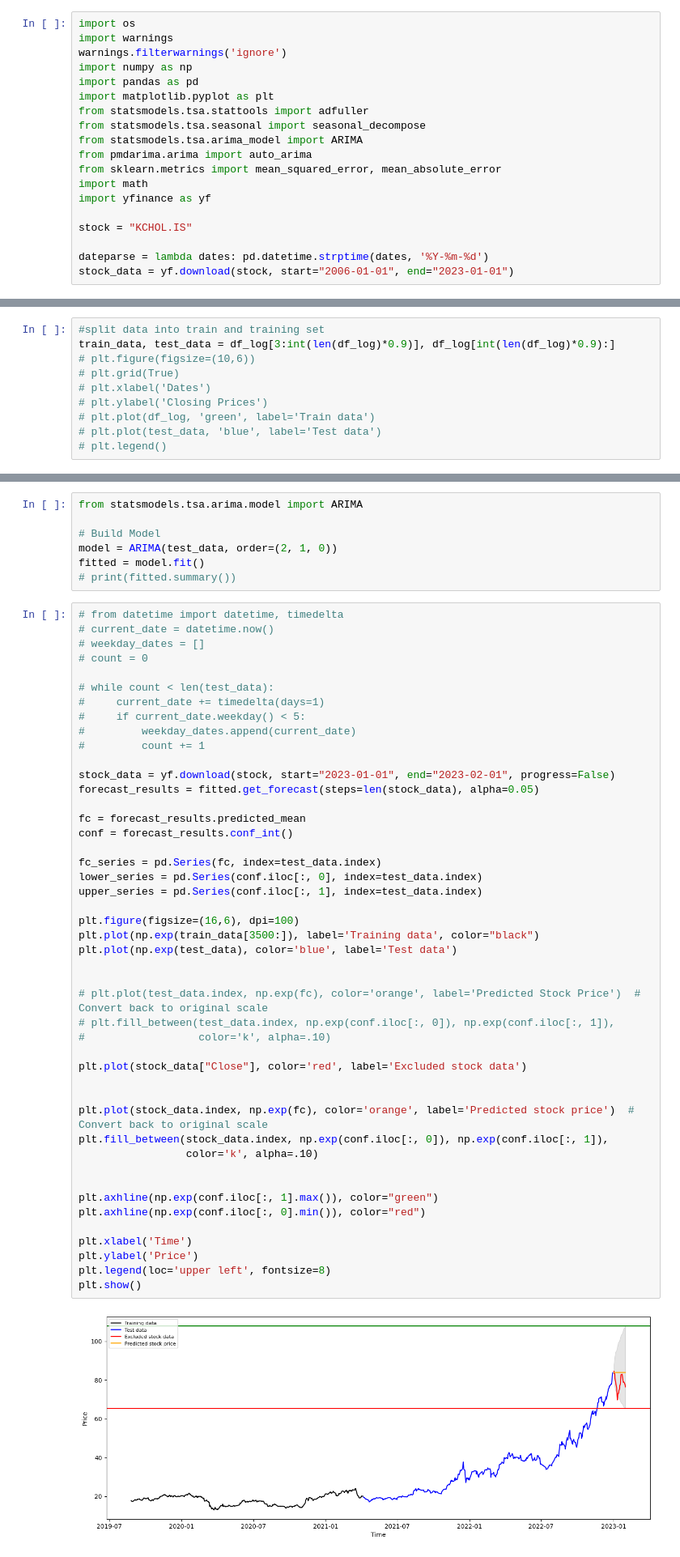
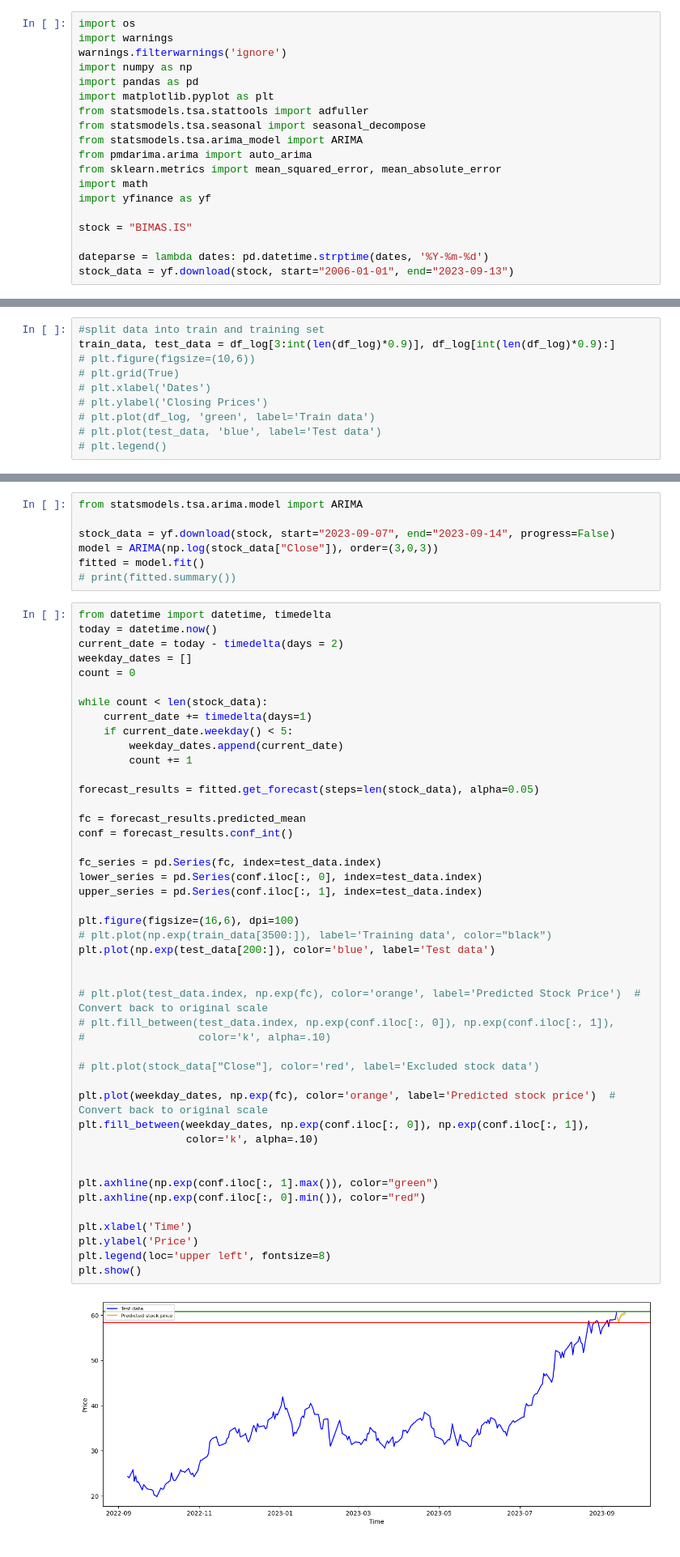
Before and after one commit to erendagasan/Eren-Dagasan-Personal, a Jupyter notebook: ARIMA SONNNNNNNNNNNNNNNNNNNNN.ipynb, the cells around one changed output, grey strips where cells are left out. Shown: that part at 81% size. Saved outputs shown, nothing was run; the diff lists cells and outputs as text.

```diff
--- a/ARIMA SONNNNNNNNNNNNNNNNNNNNN.ipynb
+++ b/ARIMA SONNNNNNNNNNNNNNNNNNNNN.ipynb
@@ -17,10 +17,10 @@ from sklearn.metrics import mean_squared_error, mean_absolute_error
 import math
 import yfinance as yf
 
-stock = "KCHOL.IS"
+stock = "BIMAS.IS"
 
 dateparse = lambda dates: pd.datetime.strptime(dates, '%Y-%m-%d')
-stock_data = yf.download(stock, start="2006-01-01", end="2023-01-01")
+stock_data = yf.download(stock, start="2006-01-01", end="2023-09-13")
 # %% [output]
 [*********************100%%**********************]  1 of 1 completed
 # %%
@@ -75,58 +64,57 @@ Total fit time: 11.632 seconds
 # %%
 from statsmodels.tsa.arima.model import ARIMA
 
-# Build Model
-model = ARIMA(test_data, order=(2, 1, 0))
+stock_data = yf.download(stock, start="2023-09-07", end="2023-09-14", progress=False)
+model = ARIMA(np.log(stock_data["Close"]), order=(3,0,3))
 fitted = model.fit()
 # print(fitted.summary())
 # %%
-# from datetime import datetime, timedelta
-# current_date = datetime.now()
-# weekday_dates = []
-# count = 0
+from datetime import datetime, timedelta
+today = datetime.now()
+current_date = today - timedelta(days = 2)
+weekday_dates = []
+count = 0
 
-# while count < len(test_data):
-#     current_date += timedelta(days=1)
-#     if current_date.weekday() < 5:
-#         weekday_dates.append(current_date)
-#         count += 1
+while count < len(stock_data):
+    current_date += timedelta(days=1)
+    if current_date.weekday() < 5:
+        weekday_dates.append(current_date)
+        count += 1
 
-stock_data = yf.download(stock, start="2023-01-01", end="2023-02-01", progress=False)
 forecast_results = fitted.get_forecast(steps=len(stock_data), alpha=0.05)
 
 fc = forecast_results.predicted_mean
 conf = forecast_results.conf_int()
 
 fc_series = pd.Series(fc, index=test_data.index)
 lower_series = pd.Series(conf.iloc[:, 0], index=test_data.index)
 upper_series = pd.Series(conf.iloc[:, 1], index=test_data.index)
 
 plt.figure(figsize=(16,6), dpi=100)
-plt.plot(np.exp(train_data[3500:]), label='Training data', color="black")
-plt.plot(np.exp(test_data), color='blue', label='Test data')
+# plt.plot(np.exp(train_data[3500:]), label='Training data', color="black")
+plt.plot(np.exp(test_data[200:]), color='blue', label='Test data')
 
 
 # plt.plot(test_data.index, np.exp(fc), color='orange', label='Predicted Stock Price')  # Convert back to original scale
 # plt.fill_between(test_data.index, np.exp(conf.iloc[:, 0]), np.exp(conf.iloc[:, 1]),
 #                  color='k', alpha=.10)
 
-plt.plot(stock_data["Close"], color='red', label='Excluded stock data')
+# plt.plot(stock_data["Close"], color='red', label='Excluded stock data')
 
-
-plt.plot(stock_data.index, np.exp(fc), color='orange', label='Predicted stock price')  # Convert back to original scale
-plt.fill_between(stock_data.index, np.exp(conf.iloc[:, 0]), np.exp(conf.iloc[:, 1]),
+plt.plot(weekday_dates, np.exp(fc), color='orange', label='Predicted stock price')  # Convert back to original scale
+plt.fill_between(weekday_dates, np.exp(conf.iloc[:, 0]), np.exp(conf.iloc[:, 1]),
                  color='k', alpha=.10)
 
 
 plt.axhline(np.exp(conf.iloc[:, 1].max()), color="green")
 plt.axhline(np.exp(conf.iloc[:, 0].min()), color="red")
 
 plt.xlabel('Time')
 plt.ylabel('Price')
 plt.legend(loc='upper left', fontsize=8)
 plt.show()
 # %% [output]
-[figure, old version]
+[figure, new version]
 # %%
 # report performance
 mse = mean_squared_error(test_data, fc)
```
Also changed, not shown: parts of 2 cells of this notebook.
